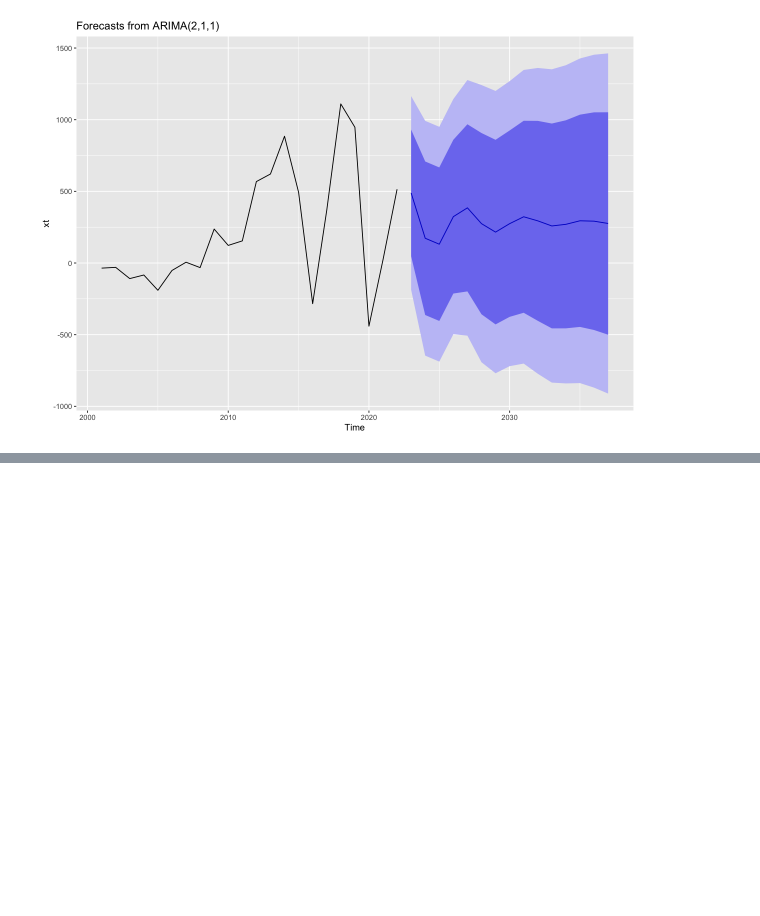
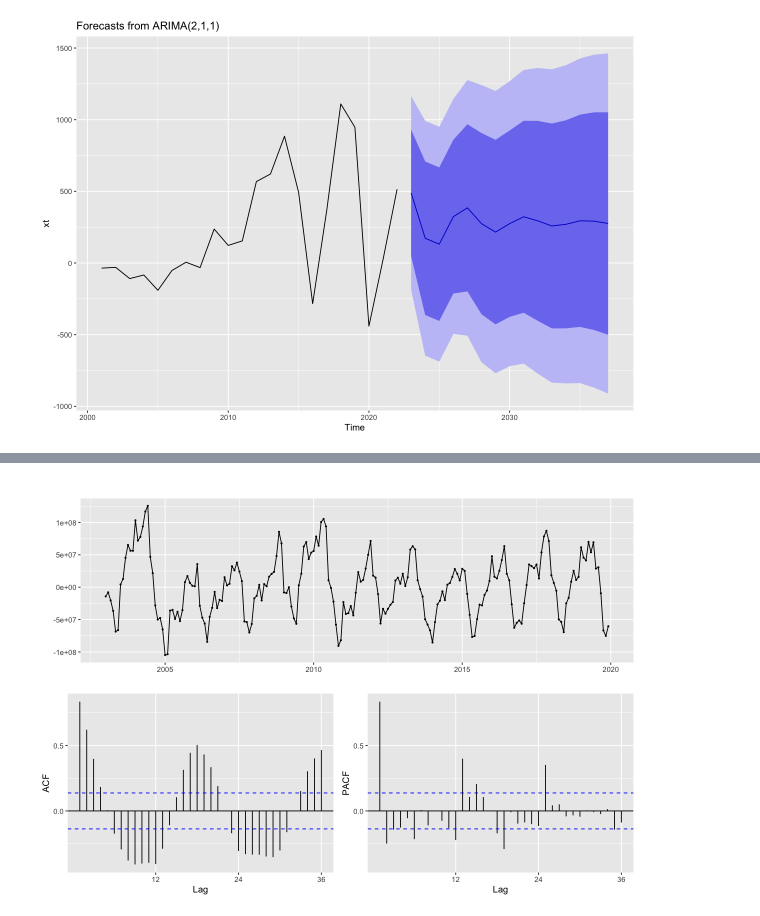
Before and after one commit to anly501/dsan-5000-project-mazuckerberg-git, a Jupyter notebook: dsan-website/5600-website/test_6_ARMA.ipynb, the cells around one changed output, grey strips where cells are left out. Cells and saved outputs as stored; diff of their text form; code cells hidden in the pictures; blank space fills up the shorter version.

```diff
--- a/dsan-website/5600-website/test_6_ARMA.ipynb
+++ b/dsan-website/5600-website/test_6_ARMA.ipynb
@@ -204,0 +252,6 @@ autoplot(forecast_fit)
+# %%
+par(bg = "white")
+
+ts_bus_passengers %>% diff(lag=12) %>% ggtsdisplay()
+# %% [output]
+[figure, added]
```
Also changed, not shown: parts of 8 cells of this notebook, 9 other files.
